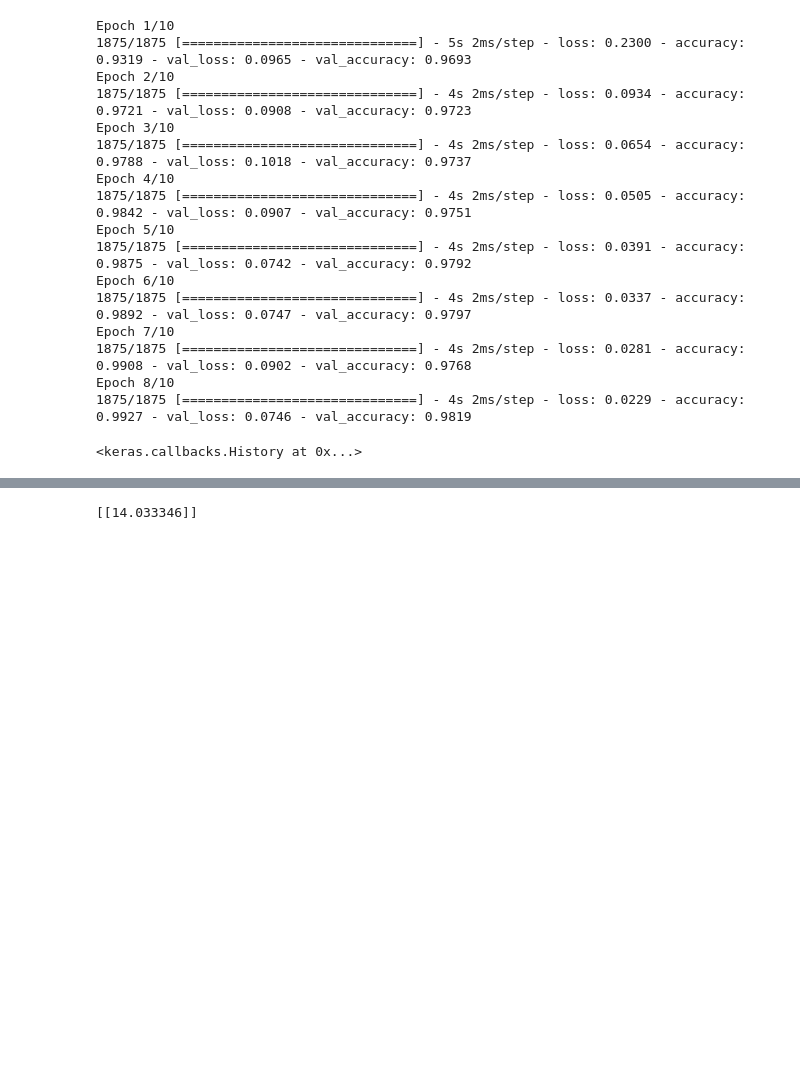
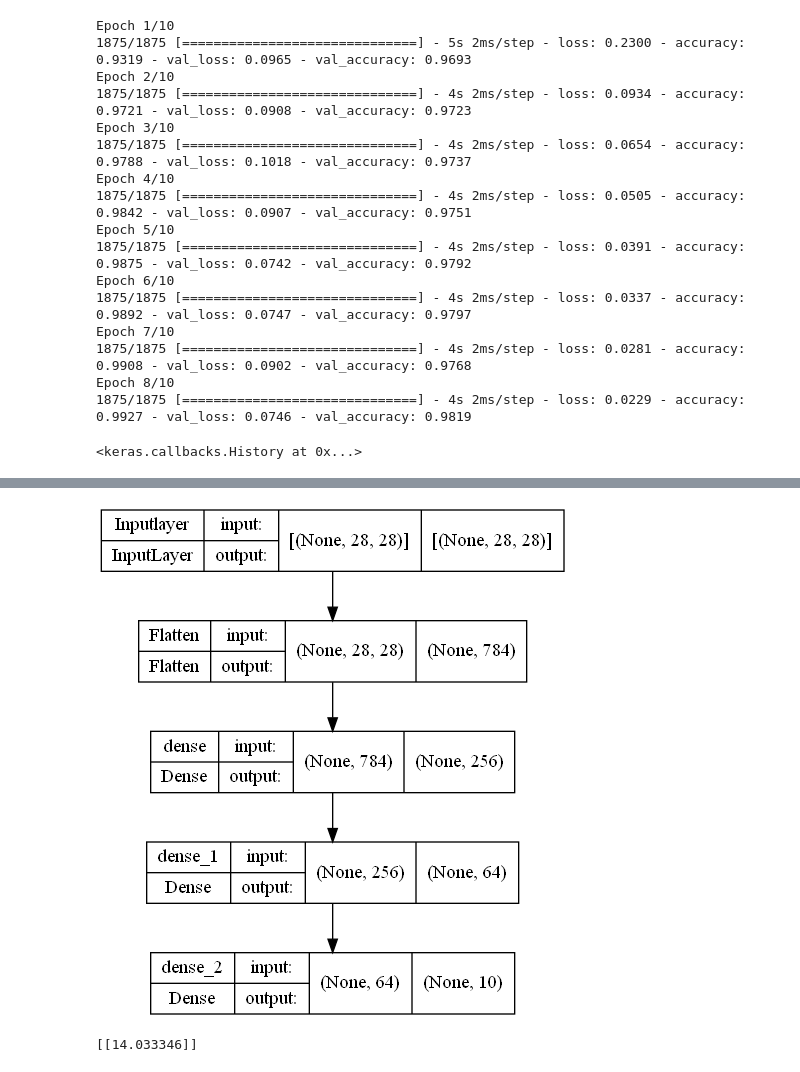
Before and after one commit to limit9895/Study, a Jupyter notebook: Tensorflow_study.ipynb, the cells around one changed output, grey strips where cells are left out. Cells and saved outputs as stored; diff of their text form; code cells hidden in the pictures; blank space fills up the shorter version.

```diff
--- a/Tensorflow_study.ipynb
+++ b/Tensorflow_study.ipynb
@@ -1455,3 +1445,7 @@ Functional Model - loss : 0.076213, acc : 0.977100
+# %%
+plot_model(func_model, show_shapes=True, show_layer_names=True,to_file='model.png')
+# %% [output]
+[figure, added]
 # %%
 #사용자 정의-손실함수
 #샘플데이터 생성
```
Also changed, not shown: parts of 3 cells of this notebook.
